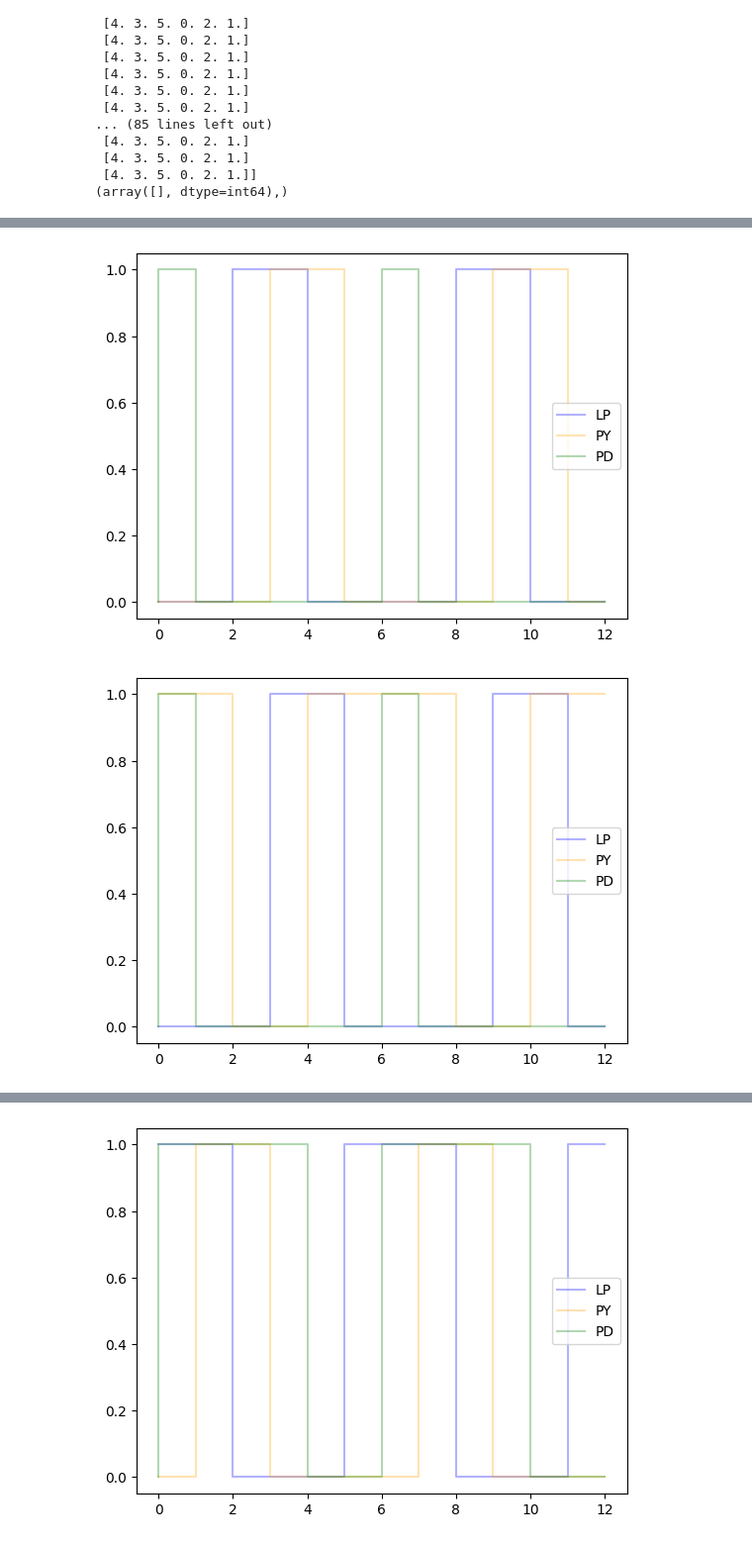
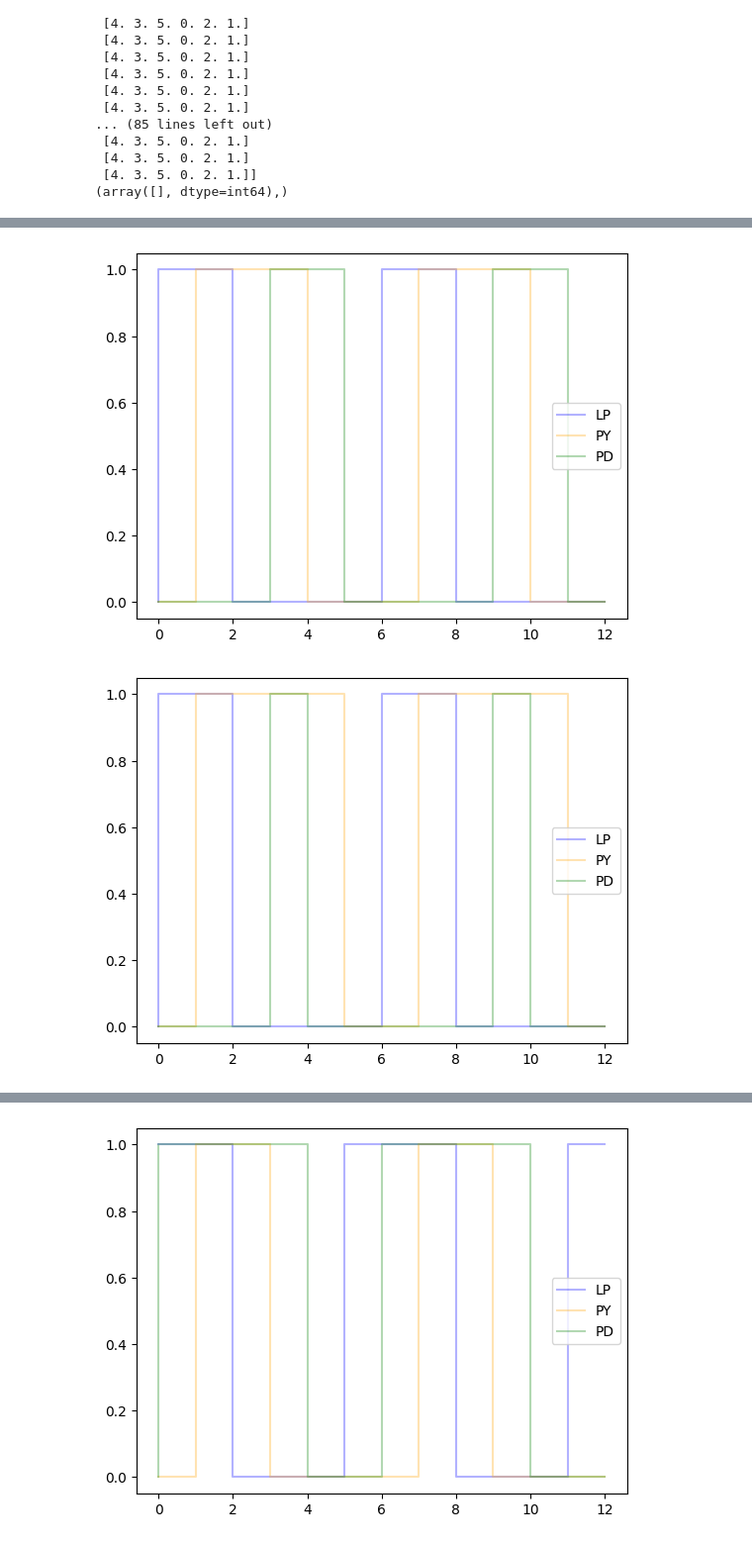
Before and after one commit to ljstolting/EvolvingHP, a Jupyter notebook: Cpp/startendcombinations.ipynb, the cells around one changed output, grey strips where cells are left out. Shown at 99% size. Cells and saved outputs as stored; diff of their text form; code cells hidden in the pictures.

Commit message:
pyloric combos tinkering

```diff
--- a/Cpp/startendcombinations.ipynb
+++ b/Cpp/startendcombinations.ipynb
@@ -30,14 +22,13 @@ for a in range(6):
                     allcombos[idx] = [startendidxs[a],arr1[b],arr2[c],arr3[d],arr4[e],arr5[0]]
                     idx += 1
 # %%
-#do we have to eliminate any impossibilities? i don't think so because you can have an end before a start (matter of perspective)
-
-#we could eliminate repeats  which are equivalent to each other up to wrap around
+#changed this cell to anchor the LP start instead of the PD start
+#eliminate repeats  which are equivalent to each other up to wrap around
 nonequivalentcombos = np.zeros((720,6))
 
 for i in range(len(allcombos)):
     for j in range(6):
-        if allcombos[i,j] != 4: #starting at the PDstart (important to follow Prinz paper convention)
+        if allcombos[i,j] != 0: #starting at the LPstart (No longer following paper convention)
             continue
         else:
             test = np.zeros(6)
@@ -104,0 +118,23 @@ pyloric_archetypes = nonequivalentcombos[np.where((criteria == (1, 1, 1)).all(ax
+# %%
+#add the gap devoid of PY activity assumption and see if enough to specify pyloric-looking things
+criteria = np.zeros((120,3))
+#so more specifically, the criteria must be rewritten, from the perspective of LP as the start, ensuring no carry-over
+#from that basis, you may assume that start<end for every neuron.
+for i in range(len(nonequivalentcombos)):
+    #LPstart<PYstart falls out of this assumption, as does LPstart<LPend
+    #LPend<PYend
+    if np.where(nonequivalentcombos[i,:]==1)[0][0] < np.where(nonequivalentcombos[i,:]==3)[0][0]:
+        criteria[i,0] = 1
+    #PDstart<PDend
+    if np.where(nonequivalentcombos[i,:]==4)[0][0] < np.where(nonequivalentcombos[i,:]==5)[0][0]:
+        criteria[i,1] = 1
+    #PYstart<LPend
+    if np.where(nonequivalentcombos[i,:]==2)[0][0] < np.where(nonequivalentcombos[i,:]==1)[0][0]:
+        criteria[i,2] = 1
+
+
+print("no criteria met:",np.where((criteria == (0, 0, 0)).all(axis=1))[0])
+print("pyloric:",np.where((criteria == (1, 1, 1)).all(axis=1))[0])
+pyloriccombos = nonequivalentcombos[np.where((criteria == (1, 1, 1)).all(axis=1))[0]]
+print(len(nonequivalentcombos[np.where((criteria == (1, 1, 1)).all(axis=1))[0]]))
+print(pyloriccombos)
@@ -143,17 +197,19 @@ print(ignored_combos)
 Which startend combos are actually represented in the data set of evolved solutions
 # %%
 all_archetypes = np.zeros((100,6))
+phases = np.zeros((100,6))
 for i in range(100):
     ord = np.loadtxt("./Specifically Evolved HP mechanisms/Every Circuit/%s/pyloricbursttimes.dat"%i)
     period = ord[-1]
-    ord = ord[:-1] % period
-
+    ord = ord[:-1] % period #deal with detection errors
+    phases[i] = ord/period
     sorted_ord = np.sort(ord)
-    print(ord)
+    # print(ord)
 
     archetype = np.zeros(len((ord)))
     for j in range(len(ord)):
         archetype[j] = np.where(ord == sorted_ord[j])[0]
-
+    print(archetype)
     all_archetypes[i] = archetype
+print(phases)
 # %% [output]
@@ -227,6 +283,6 @@ def drawpyloricarchetype(pyloriccombo):
     plt.legend()
     plt.show()
 # %%
-for i in range(len(restricted_combos)):
-    drawpyloricarchetype(restricted_combos[i])
+for i in range(len(pyloriccombos)):
+    drawpyloricarchetype(pyloriccombos[i])
 # %% [output]
@@ -234,2 +290,2 @@ for i in range(len(restricted_combos)):
-[figure, old version]
+[figure, new version]
-[figure, old version]
+[figure, new version]
```
Also changed, not shown: parts of 15 cells of this notebook.
